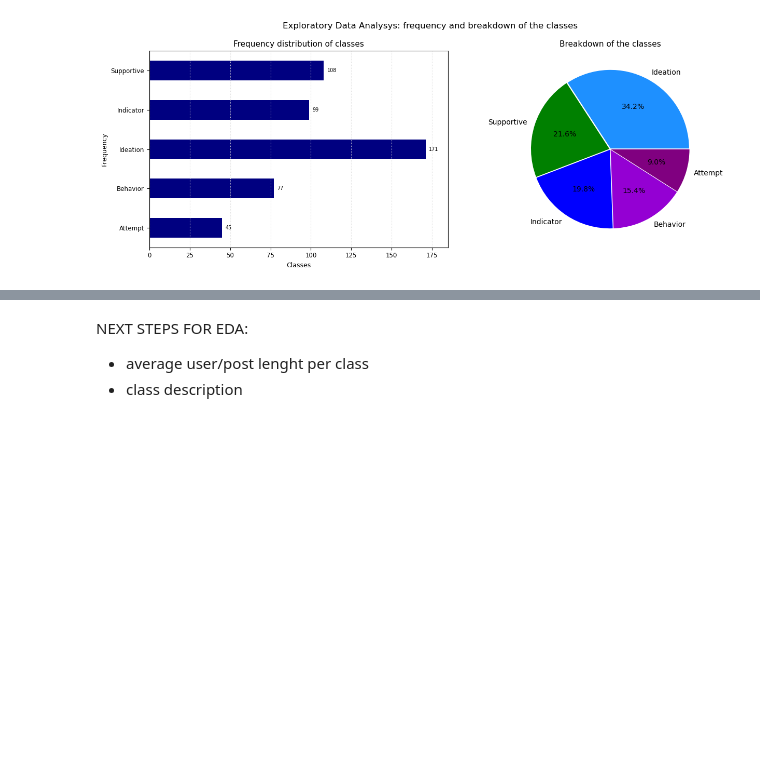
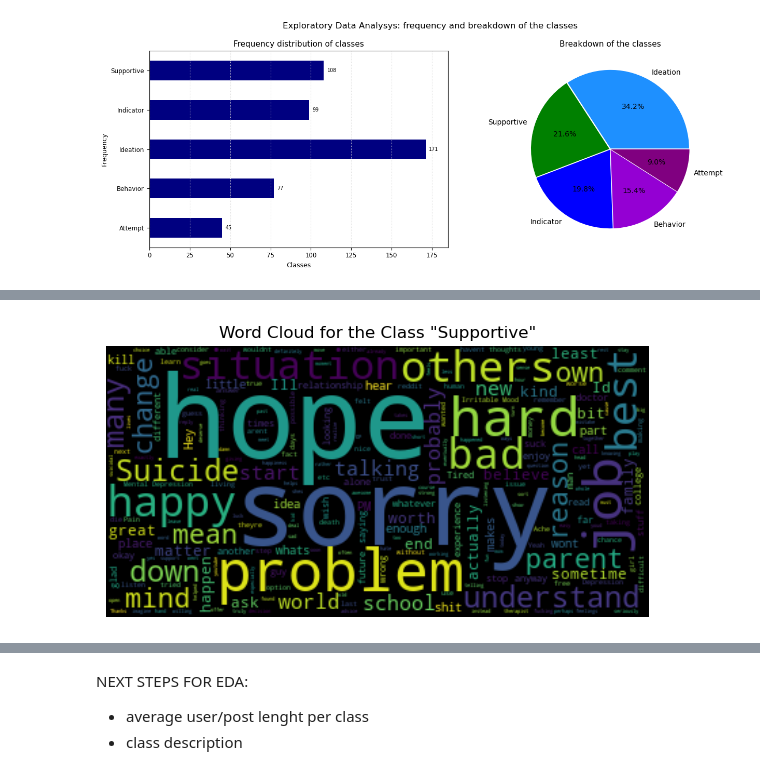
Before and after one commit to SebastianoDenegri/Targeted_Suicide_Intervention, a Jupyter notebook: Reddit_Users_Classification.ipynb, the cells around one changed output, grey strips where cells are left out. Cells and saved outputs as stored; diff of their text form; code cells hidden in the pictures; blank space fills up the shorter version.

```diff
--- a/Reddit_Users_Classification.ipynb
+++ b/Reddit_Users_Classification.ipynb
@@ -467,0 +365,19 @@ Attempt: bad, down, shit... trying, tried...  problem, hospital, depression, kil
+# %%
+# Get the posts from users labelled as "Supportive" and assign them to a string variable
+sup_post = data[data['Label'] == 'Supportive']['Post']
+sup_txt = ' '.join(sup_post)
+
+# create a wordcloud object:
+wc = WordCloud(background_color = 'black', max_words = 2000, stopwords = sw, random_state=100)
+
+# plot the word cloud
+wc.generate(sup_txt)
+fig = plt.figure()
+fig.set_figwidth(7)
+fig.set_figheight(10)
+plt.imshow(wc, interpolation = 'bilinear')
+plt.axis('off')
+plt.title('Word Cloud for the Class "Supportive"', fontsize=12)
+plt.show()
+# %% [output]
+[figure, added]
```
Also changed, not shown: parts of 27 cells of this notebook.
